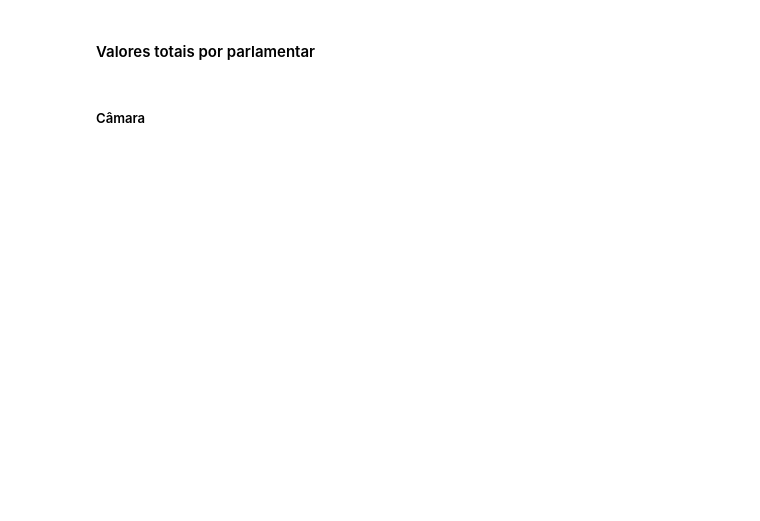
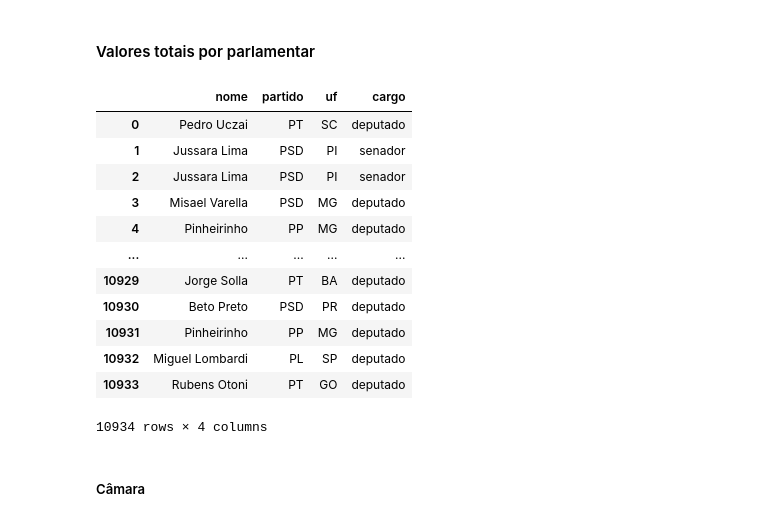
Before and after one commit to gestaogovbr/america-aberta-2024-oficina-transferegov, a Jupyter notebook: jupyterlite/notebooks/emendas/2 Cruzamento e análise.ipynb, the cells around one changed output. Saved outputs shown, nothing was run; the diff lists cells and outputs as text; code cells hidden in the pictures; blank space fills up the shorter version.

```diff
--- a/jupyterlite/notebooks/emendas/2 Cruzamento e análise.ipynb
+++ b/jupyterlite/notebooks/emendas/2 Cruzamento e análise.ipynb
@@ -170,3 +174,19 @@ colunas_agregacao = ['nome','partido']
+# %%
+df_emendas[colunas_agregacao+["cargo"]]
+# %% [output]
+|  | nome | partido | uf | cargo |
+| 0 | Pedro Uczai | PT | SC | deputado |
+| 1 | Jussara Lima | PSD | PI | senador |
+| 2 | Jussara Lima | PSD | PI | senador |
+| 3 | Misael Varella | PSD | MG | deputado |
+| 4 | Pinheirinho | PP | MG | deputado |
+| ... | ... | ... | ... | ... |
+| 10929 | Jorge Solla | PT | BA | deputado |
+| 10930 | Beto Preto | PSD | PR | deputado |
+| 10931 | Pinheirinho | PP | MG | deputado |
+| 10932 | Miguel Lombardi | PL | SP | deputado |
+| 10933 | Rubens Otoni | PT | GO | deputado |
+10934 rows × 4 columns
 # %% [markdown]
 ##### Câmara
 # %%
```
Also changed, not shown: parts of 12 cells of this notebook, 1 other file.
